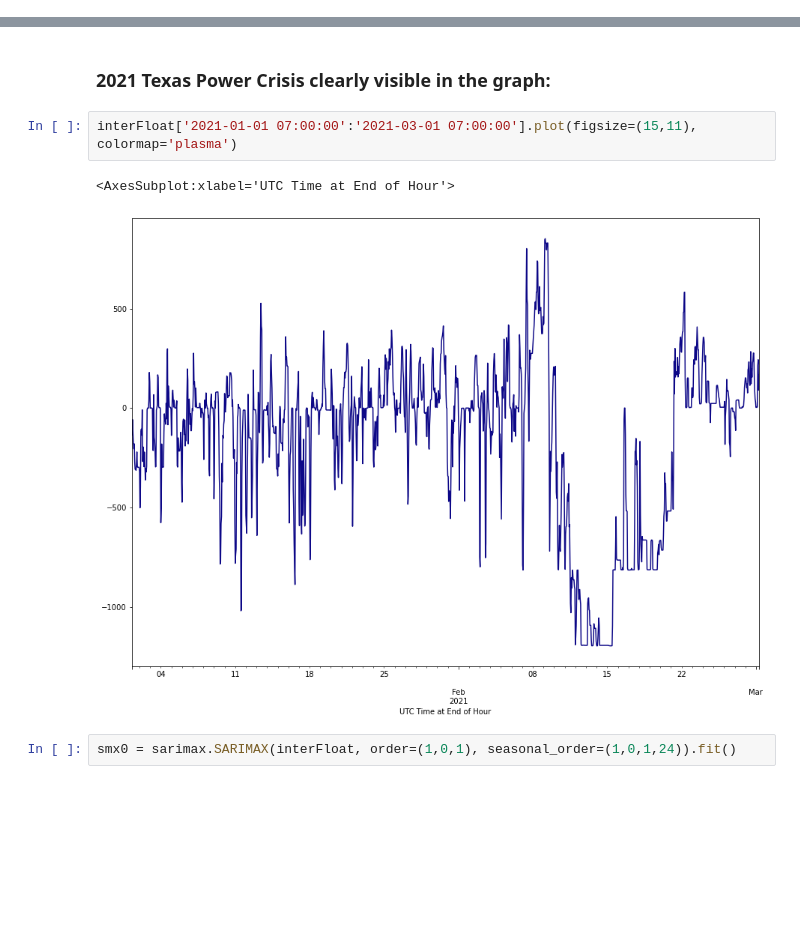
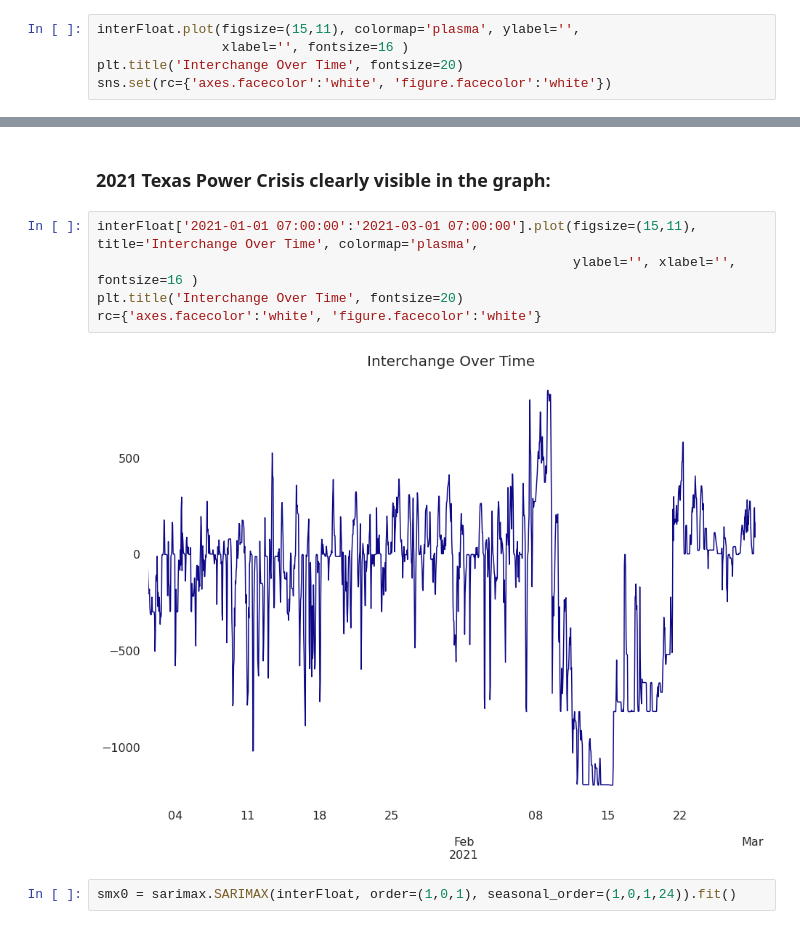
Before and after one commit to JuanMa894/Texas-Power-forecasting-timeseries, a Jupyter notebook: Notebooks/holly-working-nb.ipynb, the cells around one changed output, grey strips where cells are left out. Cells and saved outputs as stored; diff of their text form; blank space fills up the shorter version.

Commit message:
Mostly tweaked graphs, helped analyze and troubleshoot the grid search function, added weather dataframe

```diff
--- a/Notebooks/holly-working-nb.ipynb
+++ b/Notebooks/holly-working-nb.ipynb
@@ -66,0 +55,5 @@ interFloat.plot(figsize=(15,11), colormap='plasma')
+# %%
+interFloat.plot(figsize=(15,11), colormap='plasma', ylabel='',
+                xlabel='', fontsize=16 )
+plt.title('Interchange Over Time', fontsize=20)
+sns.set(rc={'axes.facecolor':'white', 'figure.facecolor':'white'})
@@ -67,10 +62,12 @@ interFloat.plot(figsize=(15,11), colormap='plasma')
 # %% [markdown]
 ### 2021 Texas Power Crisis clearly visible in the graph:
 # %%
-interFloat['2021-01-01 07:00:00':'2021-03-01 07:00:00'].plot(figsize=(15,11), colormap='plasma')
+interFloat['2021-01-01 07:00:00':'2021-03-01 07:00:00'].plot(figsize=(15,11), title='Interchange Over Time', colormap='plasma',
+                                                             ylabel='', xlabel='', fontsize=16 )
+plt.title('Interchange Over Time', fontsize=20)
+rc={'axes.facecolor':'white', 'figure.facecolor':'white'}
 # %% [output]
-<AxesSubplot:xlabel='UTC Time at End of Hour'>
-[figure, old version]
+[figure, new version]
 # %%
 smx0 = sarimax.SARIMAX(interFloat, order=(1,0,1), seasonal_order=(1,0,1,24)).fit()
 # %%
```
Also changed, not shown: parts of 13 cells of this notebook.
